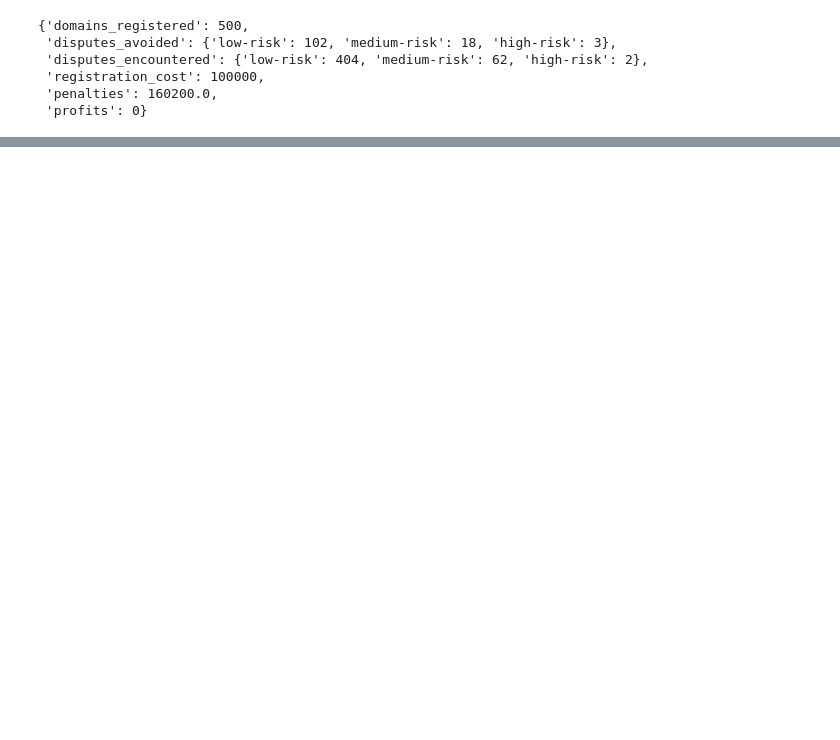
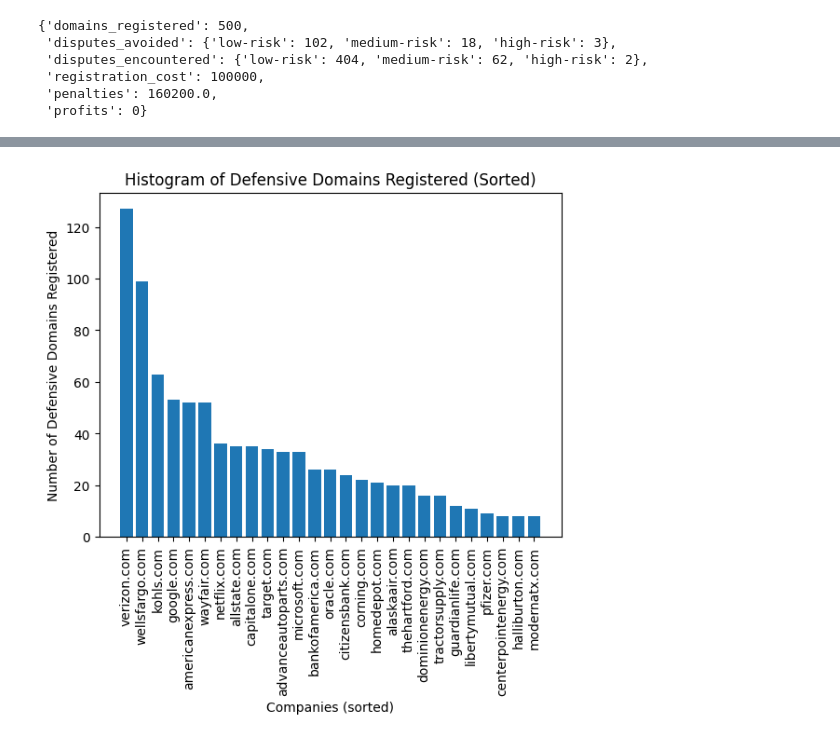
Before and after one commit to sli857/ECE8813_FinalProject, a Jupyter notebook: helper.ipynb, the cells around one changed output, grey strips where cells are left out. Drawn from its saved outputs; the diff is of its cells as text; code cells hidden in the pictures; blank space fills up the shorter version.

Commit message:
some observations on registed domains

```diff
--- a/helper.ipynb
+++ b/helper.ipynb
@@ -225,0 +279,17 @@ with open("extracted_defensive_domains.txt", 'wt') as fout:
+# %%
+# sort companies by number of defensive domains registered
+sorted_companies = sorted(
+    obp.company_loader.companies.values(),
+    key=lambda c: len(c.registered_defensive_domains),
+    reverse=True
+)
+# plot histogram of number of defensive domains registered sorted by companies, show company domain on x-axis
+num_defensive_domains = [len(c.registered_defensive_domains) for c in sorted_companies]
+plt.bar([c.domain for c in sorted_companies], num_defensive_domains)
+plt.xlabel('Companies (sorted)')
+plt.ylabel('Number of Defensive Domains Registered')
+plt.title('Histogram of Defensive Domains Registered (Sorted)')
+plt.xticks(rotation=90)
+plt.show()
+# %% [output]
+[figure, added]
```
Also changed, not shown: parts of 3 cells of this notebook.
